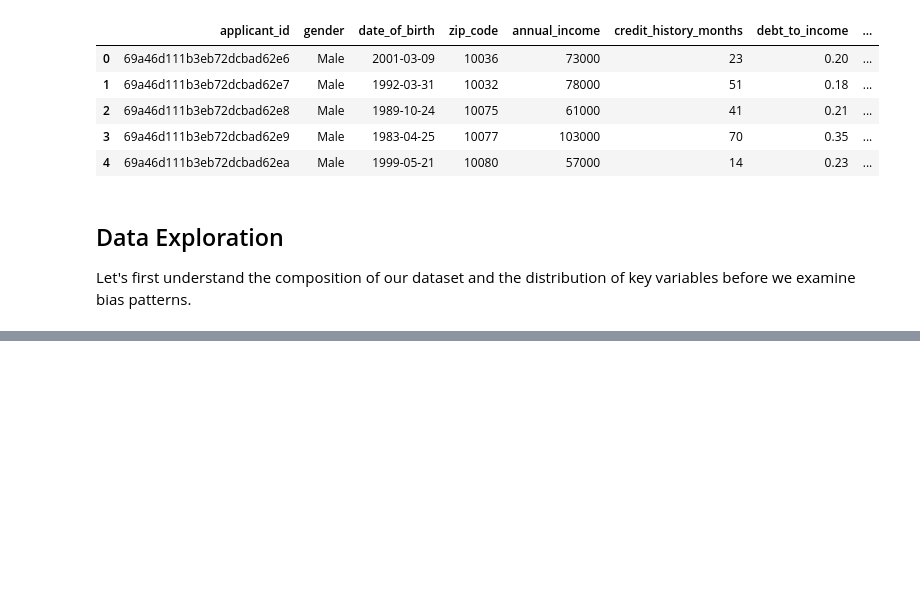
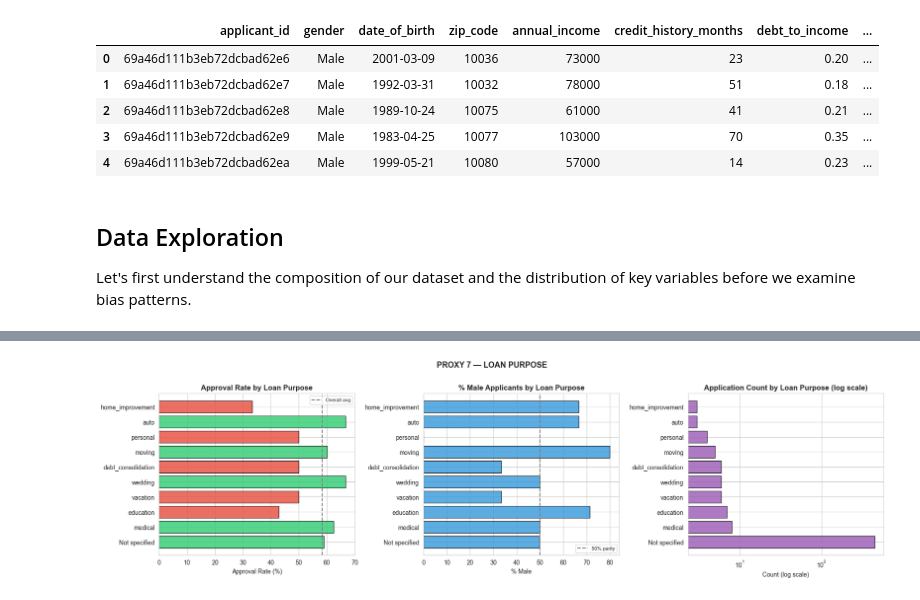
Before and after one commit to mariehenke73606/DEGO-2606---TXC_12, a Jupyter notebook: notebooks/02 - bias - analysis.ipynb, the cells around one changed output, grey strips where cells are left out. Saved outputs shown, nothing was run; the diff lists cells and outputs as text; code cells hidden in the pictures; blank space fills up the shorter version.

```diff
--- a/notebooks/02 - bias - analysis.ipynb
+++ b/notebooks/02 - bias - analysis.ipynb
@@ -942,0 +1167,77 @@ COMPREHENSIVE BIAS ANALYSIS SUMMARY
+# %%
+print("=" * 80)
+print("PROXY 7 — LOAN PURPOSE")
+print("Hypothesised proxy for: family status (education/child-related), gendered usage patterns")
+print("=" * 80)
+
+# Chi-square: is gender distribution different across loan purposes?
+ct_purpose_gender = pd.crosstab(df['loan_purpose'], df['gender'])
+chi2_pg, p_pg, dof_pg, _ = chi2_contingency(ct_purpose_gender)
+
+# Chi-square: does approval rate differ across loan purposes?
+ct_purpose_approval = pd.crosstab(df['loan_purpose'], df['loan_approved'])
+chi2_pa, p_pa, dof_pa, _ = chi2_contingency(ct_purpose_approval)
+
+print(f"\nChi-square — gender distribution across loan purposes:")
+print(f"   χ²={chi2_pg:.4f}, dof={dof_pg}, p={p_pg:.6f}  {'✅ Sig' if p_pg<0.05 else '❌ NS'}")
+print(f"\nChi-square — approval rate differs across loan purposes:")
+print(f"   χ²={chi2_pa:.4f}, dof={dof_pa}, p={p_pa:.6f}  {'✅ Sig' if p_pa<0.05 else '❌ NS'}")
+
+# Per-purpose breakdown
+print(f"\nPer-purpose approval rates and gender composition:")
+purpose_stats = df.groupby('loan_purpose').agg(
+    count=('loan_approved', 'count'),
+    approval_rate=('approved_int', 'mean'),
+    male_pct=('gender_encoded', 'mean')
+).sort_values('count', ascending=False)
+for idx, row in purpose_stats.iterrows():
+    print(f"   {idx:30s}: n={int(row['count']):3d}  approval={row['approval_rate']*100:.1f}%  male={row['male_pct']*100:.0f}%")
+
+fig, axes = plt.subplots(1, 3, figsize=(18, 5))
+
+# Approval rate by loan purpose
+top_purposes = purpose_stats.head(10)
+colors = ['#2ecc71' if r > 0.58 else '#e74c3c' for r in top_purposes['approval_rate']]
+axes[0].barh(top_purposes.index, top_purposes['approval_rate'] * 100, color=colors, edgecolor='black', alpha=0.8)
+axes[0].axvline(58.27, color='gray', linestyle='--', linewidth=1.5, label='Overall avg')
+axes[0].set_title('Approval Rate by Loan Purpose', fontweight='bold')
+axes[0].set_xlabel('Approval Rate (%)')
+axes[0].legend(fontsize=8)
+
+# Gender composition by loan purpose
+axes[1].barh(top_purposes.index, top_purposes['male_pct'] * 100, color='#3498db', edgecolor='black', alpha=0.8)
+axes[1].axvline(50, color='gray', linestyle='--', linewidth=1.5, label='50% parity')
+axes[1].set_title('% Male Applicants by Loan Purpose', fontweight='bold')
+axes[1].set_xlabel('% Male')
+axes[1].legend(fontsize=8)
+
+# Count by loan purpose (log scale)
+axes[2].barh(top_purposes.index, top_purposes['count'], color='#9b59b6', edgecolor='black', alpha=0.8)
+axes[2].set_xscale('log')
+axes[2].set_title('Application Count by Loan Purpose (log scale)', fontweight='bold')
+axes[2].set_xlabel('Count (log scale)')
+
+plt.suptitle('PROXY 7 — LOAN PURPOSE', fontweight='bold', fontsize=13, y=1.01)
+plt.tight_layout()
+plt.show()
+
+
+print("\n" + "=" * 80)
+print("PROXY SUMMARY TABLE")
+print("=" * 80)
+summary_rows = [
+    ("zip_code",                "Race/ethnicity, SES",           f"p={p_kruskal:.4f}", "Kruskal-Wallis", "✅" if p_kruskal < 0.05 else "❌"),
+    ("annual_income",           "SES, gender wage gap, age",     f"p={p_g:.4f}",       "MWU (approval)", "✅" if p_a < 0.05 else "❌"),
+    ("credit_history_months",   "Age, immigration tenure",       f"p={p_age_ch:.4f}",  "Spearman (age)", "✅" if p_age_ch < 0.05 else "❌"),
+    ("debt_to_income",          "SES, household structure",      f"p={p_g3:.4f}",      "MWU (gender)",   "✅" if p_g3 < 0.05 else "❌"),
+    ("savings_balance",         "Wealth, SES",                   f"p={p_a4:.4f}",      "MWU (approval)", "✅" if p_a4 < 0.05 else "❌"),
+    ("total_spending",          "Family status, culture",        f"p={p_g5:.4f}",      "MWU (gender)",   "✅" if p_g5 < 0.05 else "❌"),
+    ("loan_purpose",            "Family status, gendered use",   f"p={p_pg:.4f}",      "Chi-square",     "✅" if p_pg < 0.05 else "❌"),
+    ("age / gender",            "Direct protected attributes",   "< 0.01",             "Chi-sq / Spear", "✅"),
+]
+print(f"\n{'Variable':<30} {'Proxy For':<32} {'Key p-value':<14} {'Test':<18} {'Sig?'}")
+print("-" * 100)
+for row in summary_rows:
+    print(f"{row[0]:<30} {row[1]:<32} {row[2]:<14} {row[3]:<18} {row[4]}")
+print()
+# %% [output]
@@ -942,0 +1261 @@ COMPREHENSIVE BIAS ANALYSIS SUMMARY
+[figure, added]
```
Also changed, not shown: parts of 27 cells of this notebook, 1 other file.
